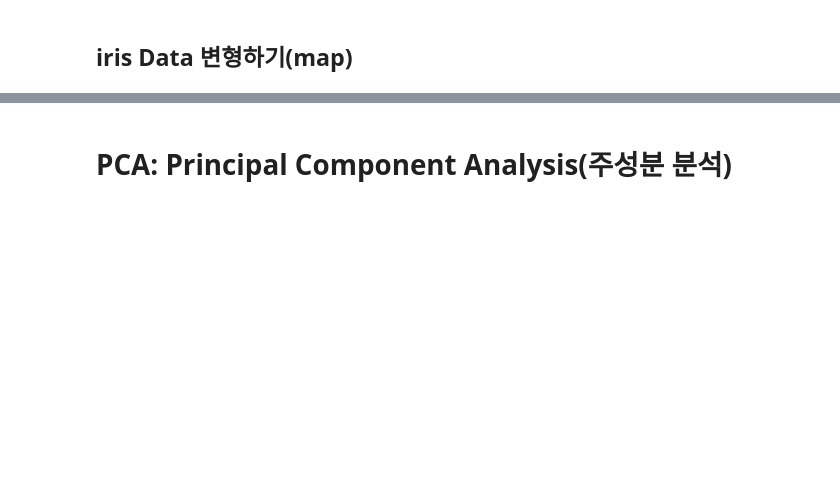
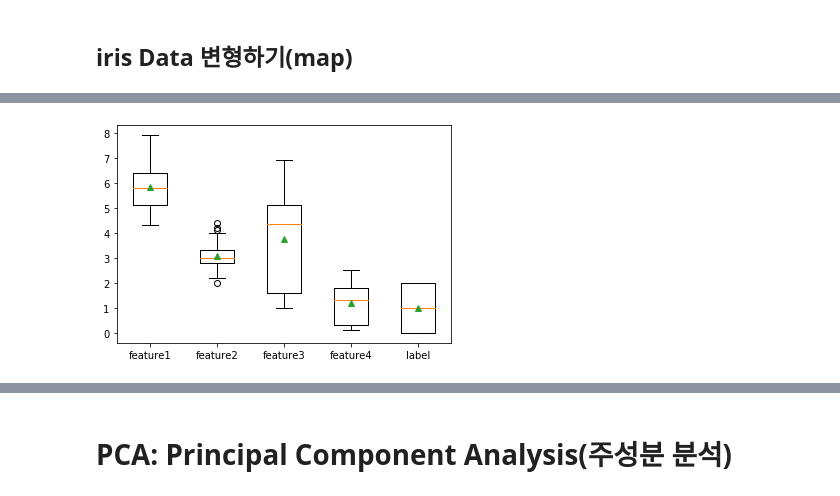
Before and after one commit to hccho2/hccho2FirstGitProject, a Jupyter notebook: pandas_basic_iris.ipynb, the cells around one changed output, grey strips where cells are left out. Saved outputs shown, nothing was run; the diff lists cells and outputs as text; code cells hidden in the pictures; blank space fills up the shorter version.

```diff
--- a/pandas_basic_iris.ipynb
+++ b/pandas_basic_iris.ipynb
@@ -109,0 +74,5 @@ data.sample(5)
+# %%
+plt.boxplot(data.values,labels = data.columns,showmeans=True)  # data의 각각의 column(axis=1)마다 box plot이 그려진다.
+plt.show()
+# %% [output]
+[figure, added]
```
Also changed, not shown: parts of 58 cells of this notebook.
